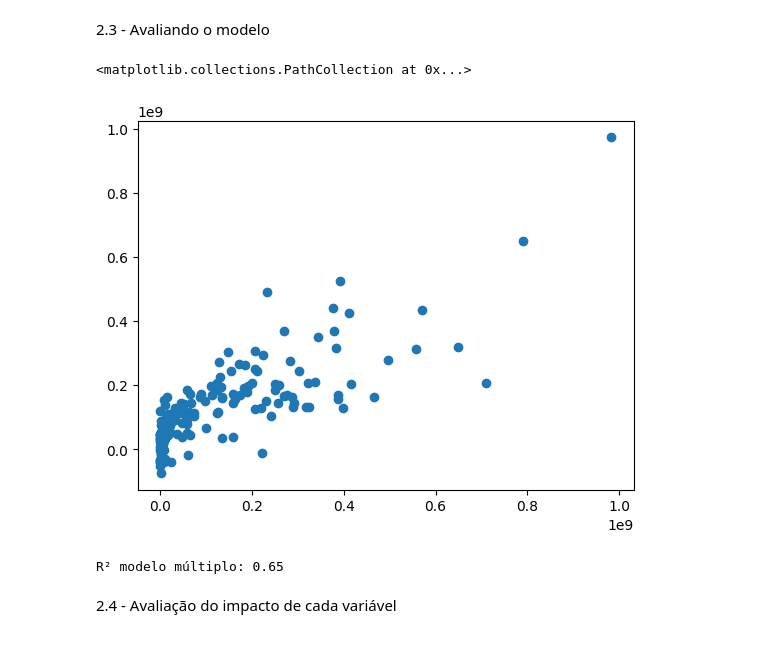
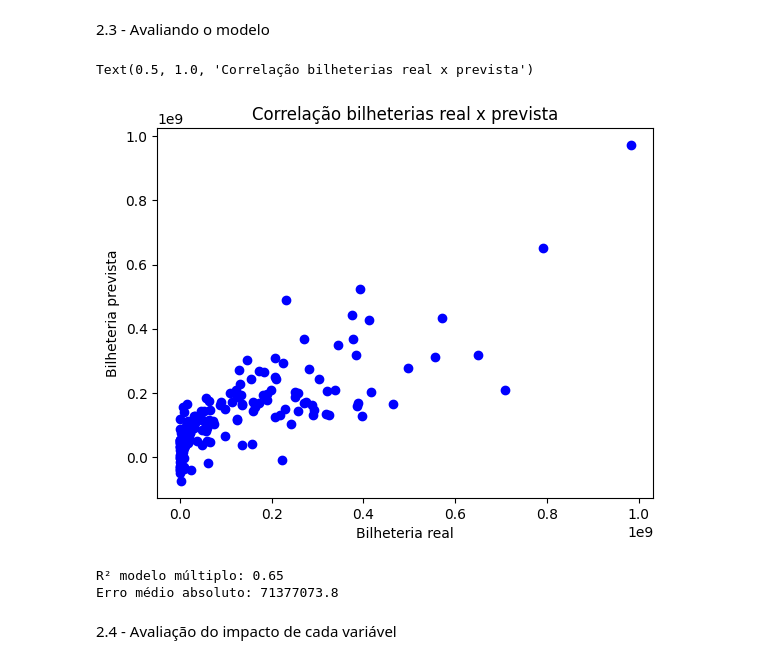
Before and after one commit to gustaleitcor/Projeto-de-Pesquisa-Aplicada, a Jupyter notebook: main.ipynb, the cells around one changed output. Saved outputs shown, nothing was run; the diff lists cells and outputs as text; code cells hidden in the pictures.

```diff
--- a/main.ipynb
+++ b/main.ipynb
@@ -536,15 +538,22 @@ Intercepto: 1280171178.0401776
 predicoes_bilheteria = multModel.predict(x_train)
 # %% [markdown]
 2.3 - Avaliando o modelo
-# %%
-plt.scatter(y_train, predicoes_bilheteria)
-# %% [output]
-<matplotlib.collections.PathCollection at 0x...>
-[figure, removed]
+# %%
+plt.scatter(y_train, predicoes_bilheteria, color="blue")
+plt.xlabel("Bilheteria real")
+plt.ylabel("Bilheteria prevista")
+plt.title("Correlação bilheterias real x prevista")
+# %% [output]
+Text(0.5, 1.0, 'Correlação bilheterias real x prevista')
+[figure, added]
 # %%
+mae = mean_absolute_error(y_train, predicoes_bilheteria)
+
 print(f"R² modelo múltiplo: {r2_score(y_train, predicoes_bilheteria):.2f}")
+print(f"Erro médio absoluto: {mae:.1f}")
 # %% [output]
 R² modelo múltiplo: 0.65
+Erro médio absoluto: 71377073.8
 # %% [markdown]
 2.4 - Avaliação do impacto de cada variável
 # %%
```
Also changed, not shown: parts of 1 cell of this notebook, 1 other file.
